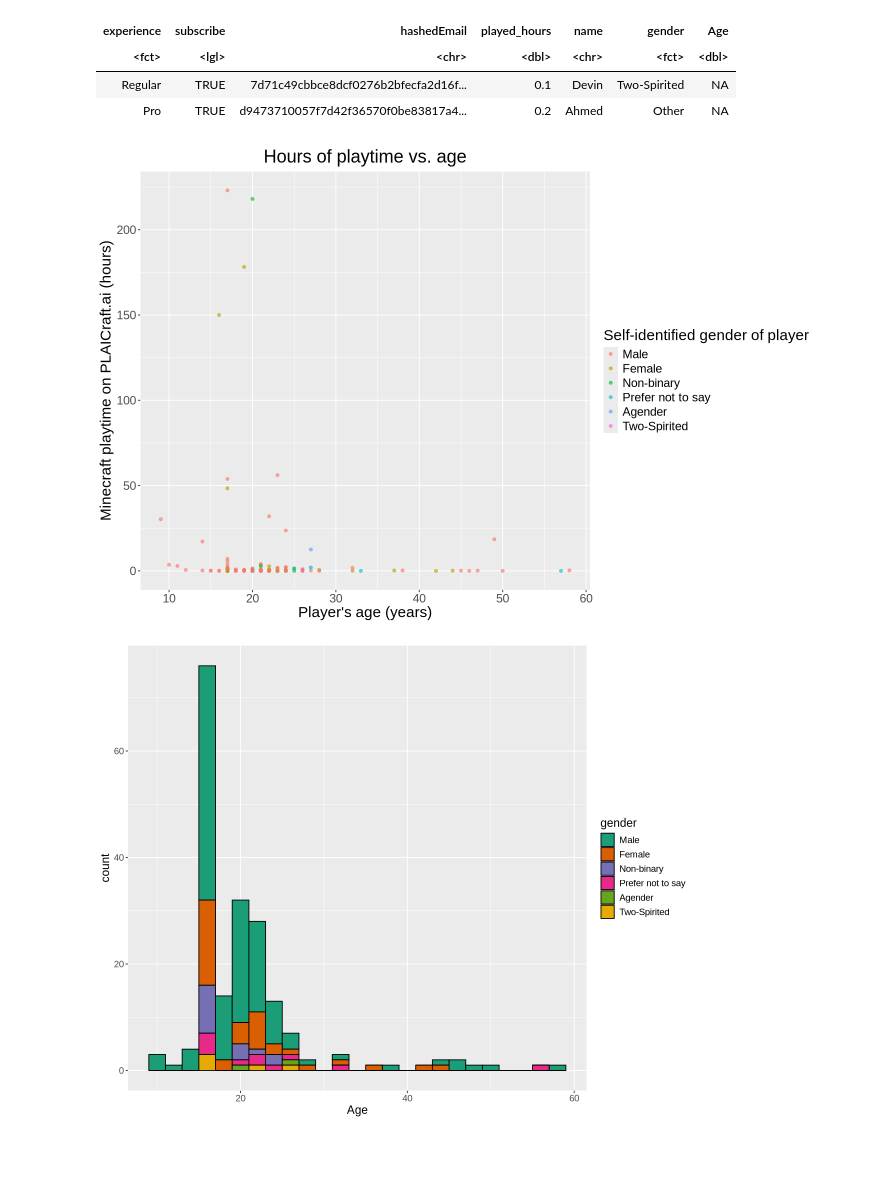
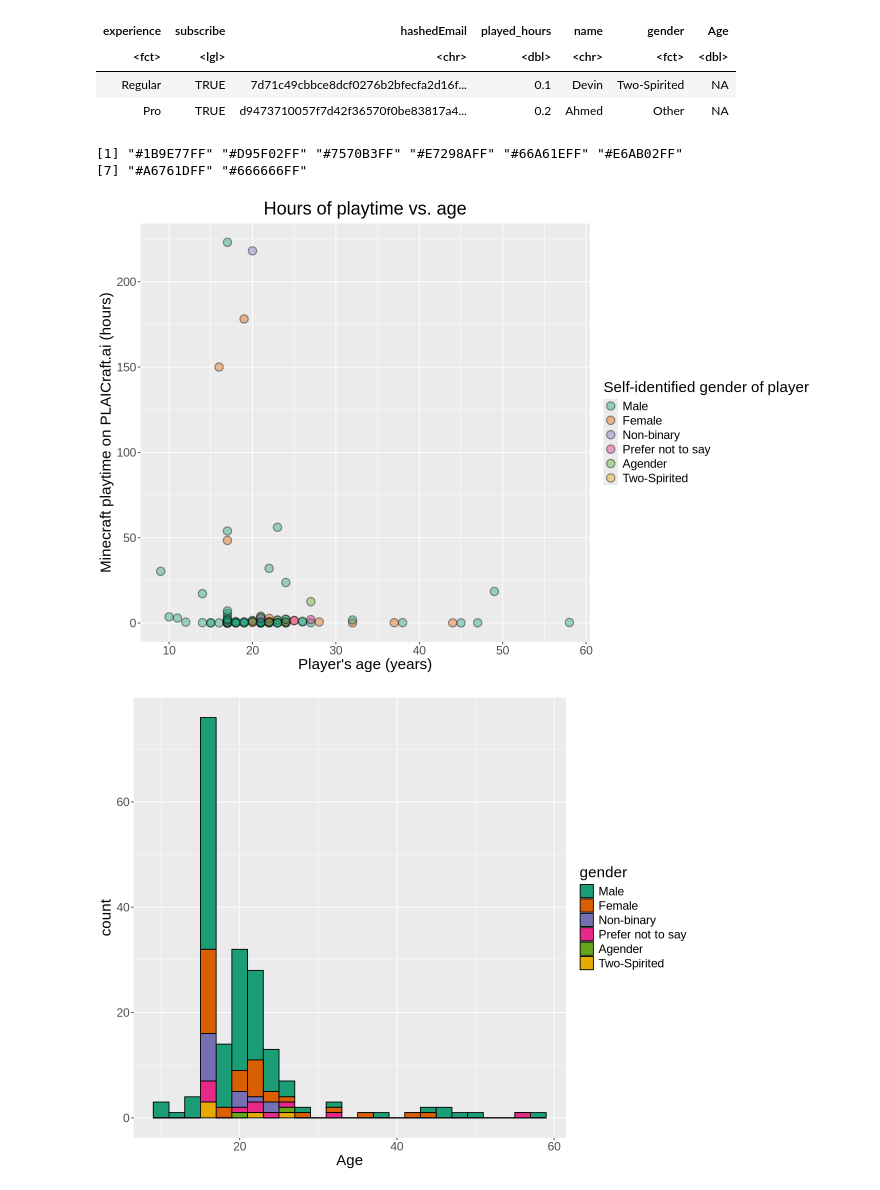
Before and after one commit to achen45-png/toy_ds_project, a Jupyter notebook: ds_indv_project.ipynb, the cells around one changed output. Drawn from its saved outputs; the diff is of its cells as text; code cells hidden in the pictures; blank space fills up the shorter version.

```diff
--- a/ds_indv_project.ipynb
+++ b/ds_indv_project.ipynb
@@ -221,24 +322,30 @@ A tibble: 2 × 7
 | Pro | TRUE | d9473710057f7d42f36570f0be83817a4... | 0.2 | Ahmed | Other | NA |
 # %%
 options(repr.plot.width = 12, repr.plot.height = 8)
+c("#1B9E77FF", "#D95F02FF", "#7570B3FF", "#E7298AFF", "#66A61EFF", "#E6AB02FF", "#A6761DFF", "#666666FF")
+
 hour_v_age <- na.omit(players) |> #There are 2 players with NA age
-    ggplot(aes(x = Age, y = played_hours, colour = gender)) +
-        geom_point(alpha = 0.6) +
+    filter(played_hours != 0) |>
+    ggplot(aes(x = Age, y = played_hours, fill = gender)) +
+        geom_point(alpha = 0.4, size = 4, stroke = 1, shape = 21) +
         labs(x = "Player's age (years)", y = "Minecraft playtime on PLAICraft.ai (hours)",
-             colour = "Self-identified gender of player", title = "Hours of playtime vs. age") +
+             fill = "Self-identified gender of player", title = "Hours of playtime vs. age") +
         theme(text = element_text(size = 18), plot.title = element_text(hjust = 0.5)) +
-        scale_fill_brewer(palette = "Dark2")
+        scale_fill_brewer(palette = "Dark2") +
+        scale_colour_brewer(palette = "Dark2")
 hour_v_age
 # %% [output]
+[1] "#1B9E77FF" "#D95F02FF" "#7570B3FF" "#E7298AFF" "#66A61EFF" "#E6AB02FF"
+[7] "#A6761DFF" "#666666FF"
-[figure, old version]
+[figure, new version]
 # %%
 options(repr.plot.width = 10, repr.plot.height = 8)
 player_age <- na.omit(players) |>
     ggplot(aes(Age, fill = gender)) +
         geom_histogram(binwidth = 2, colour = "black") +
         labs() +
-        theme(text = element_text(size = 14), plot.title = element_text(hjust = 0.5)) +
+        theme(text = element_text(size = 18), plot.title = element_text(hjust = 0.5)) +
         scale_fill_brewer(palette = "Dark2")
 player_age
 # %% [output]
-[figure, old version]
+[figure, new version]
```
Also changed, not shown: parts of 10 cells of this notebook.
